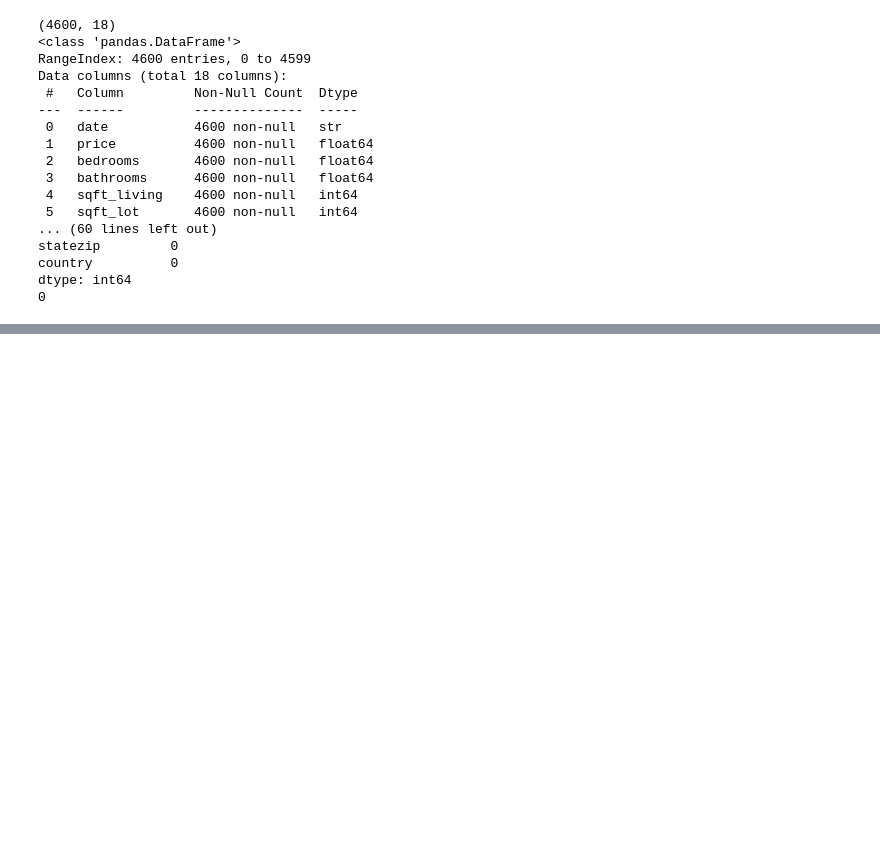
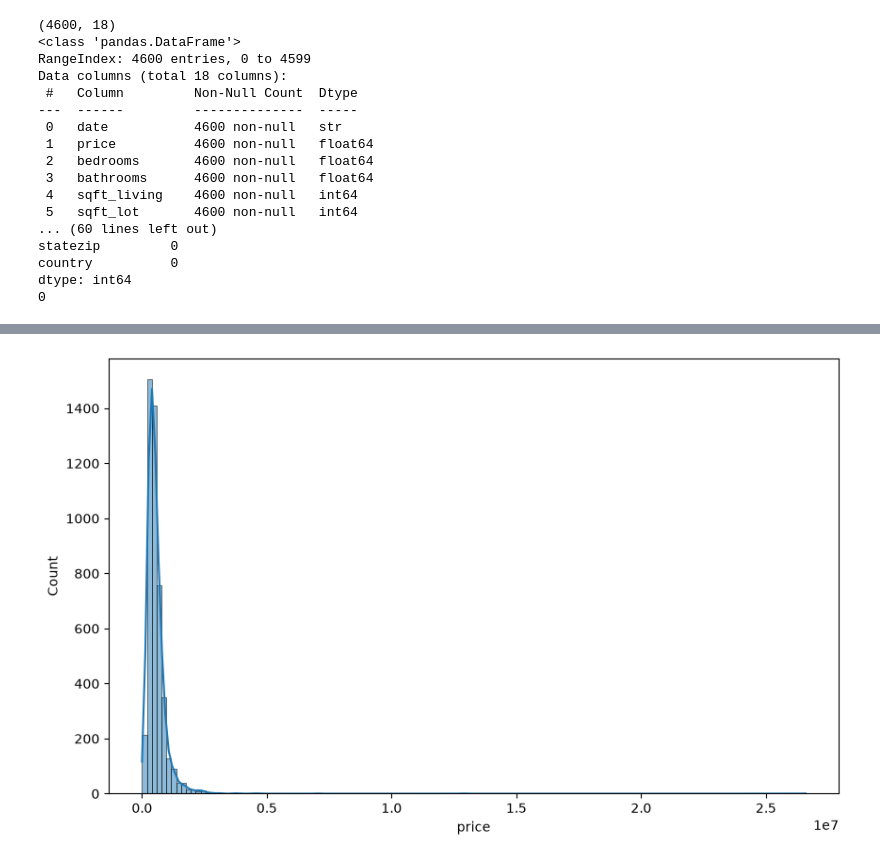
Before and after one commit to basharat68-jutt/Home-Price-Prediction-Deployed-Project, a Jupyter notebook: train.ipynb, the cells around one changed output, grey strips where cells are left out. Cells and saved outputs as stored; diff of their text form; code cells hidden in the pictures; blank space fills up the shorter version.

```diff
--- a/train.ipynb
+++ b/train.ipynb
@@ -41,0 +57,6 @@ dtype: int64
+# %%
+plt.figure(figsize=(10,6))
+sns.histplot(df['price'], kde=True)
+plt.show()
+# %% [output]
+[figure, added]
```
Also changed, not shown: parts of 6 cells of this notebook.
